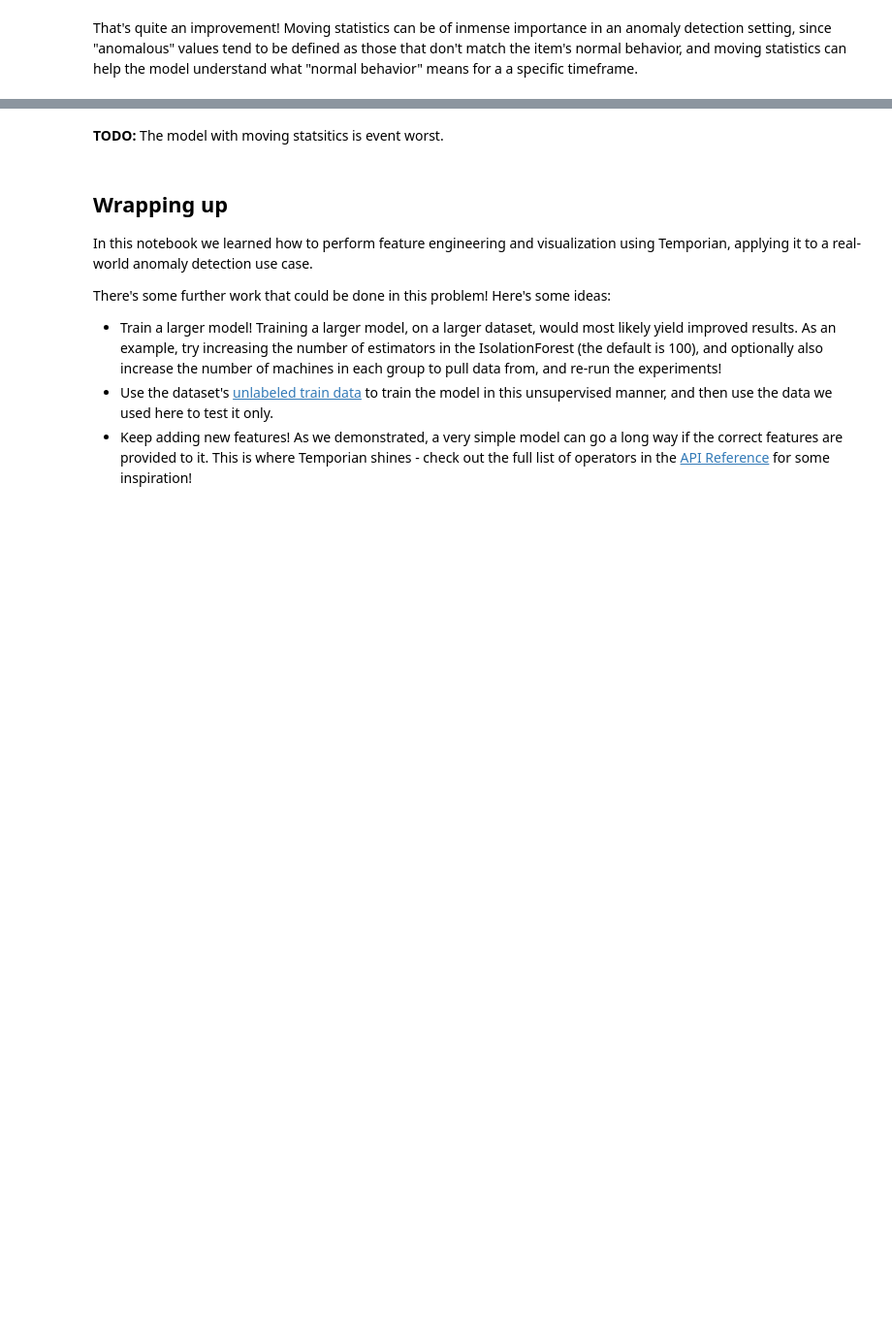
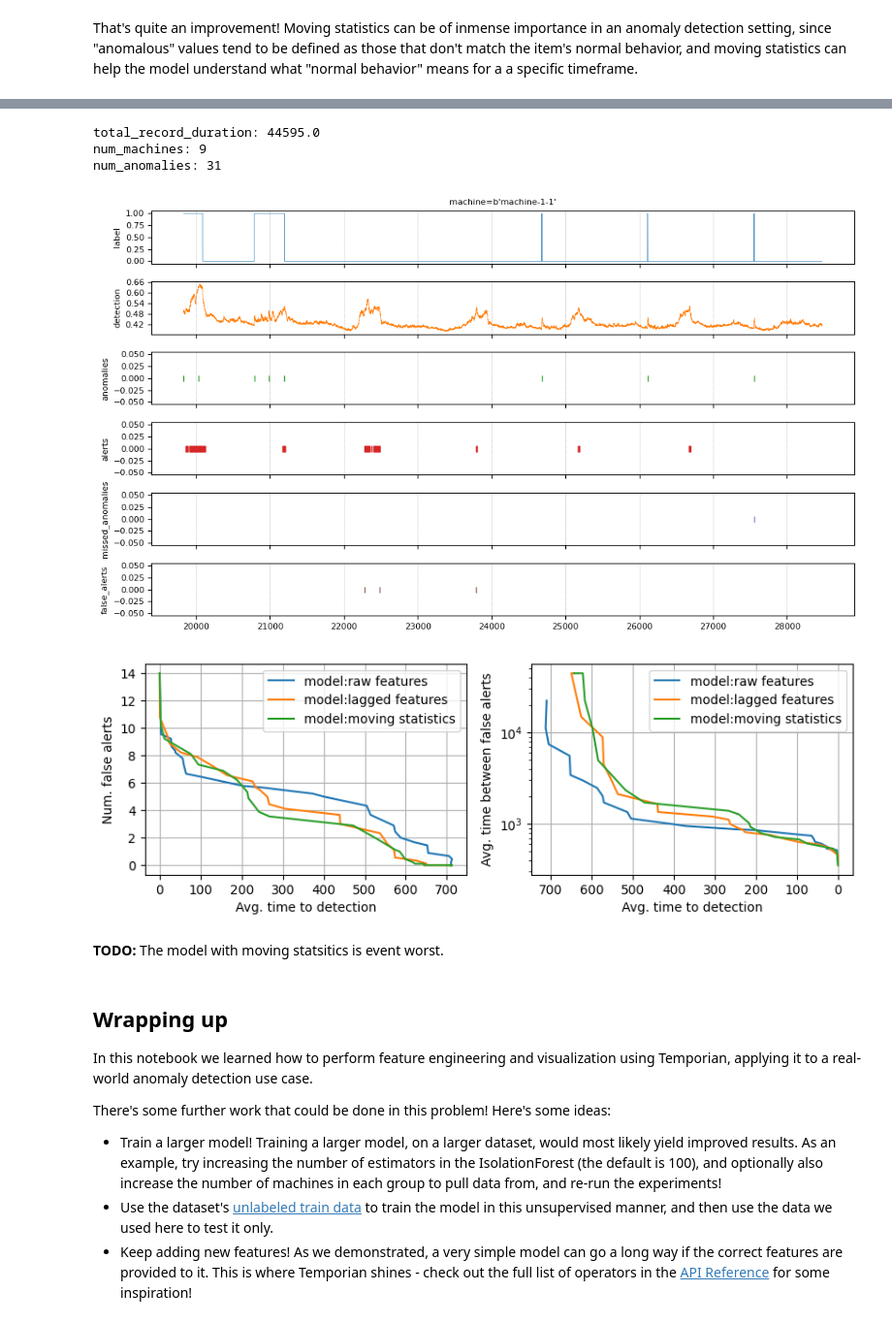
Before and after one commit to google/temporian, a Jupyter notebook: docs/src/tutorials/anomaly_detection_unsupervised.ipynb, the cells around one changed output, grey strips where cells are left out. Shown at 97% size. Drawn from its saved outputs; the diff is of its cells as text; code cells hidden in the pictures; blank space fills up the shorter version.

```diff
--- a/docs/src/tutorials/anomaly_detection_unsupervised.ipynb
+++ b/docs/src/tutorials/anomaly_detection_unsupervised.ipynb
@@ -529,11 +777,12 @@ evaluate(model, X_test, y_test, "moving statistics")
 # %% [markdown]
 That's quite an improvement! Moving statistics can be of inmense importance in an anomaly detection setting, since "anomalous" values tend to be defined as those that don't match the item's normal behavior, and moving statistics can help the model understand what "normal behavior" means for a a specific timeframe.
 # %%
-pred_evtset = model_prediction_to_evtset(model)
-amoc_model_moving_statistics = compute_detection_amoc(pred_evtset["label"], pred_evtset["detection"])
+pred_evset = model_prediction_to_evset(model)
+amoc_model_moving_statistics = compute_detection_amoc(pred_evset["label"], pred_evset["detection"])
 
 plot_detection_amoc({
     "model:raw features": amoc_model_raw_features,
     "model:lagged features": amoc_model_lagged_features,
     "model:moving statistics": amoc_model_moving_statistics,
 })
+# %% [output]
@@ -540,3 +790,8 @@ plot_detection_amoc({
+total_record_duration: 44595.0
+num_machines: 9
+num_anomalies: 31
+[figure, added]
+[figure, added]
 # %% [markdown]
 **TODO:** The model with moving statsitics is event worst.
 # %% [markdown]
```
Also changed, not shown: parts of 24 cells of this notebook, 1 other file.
